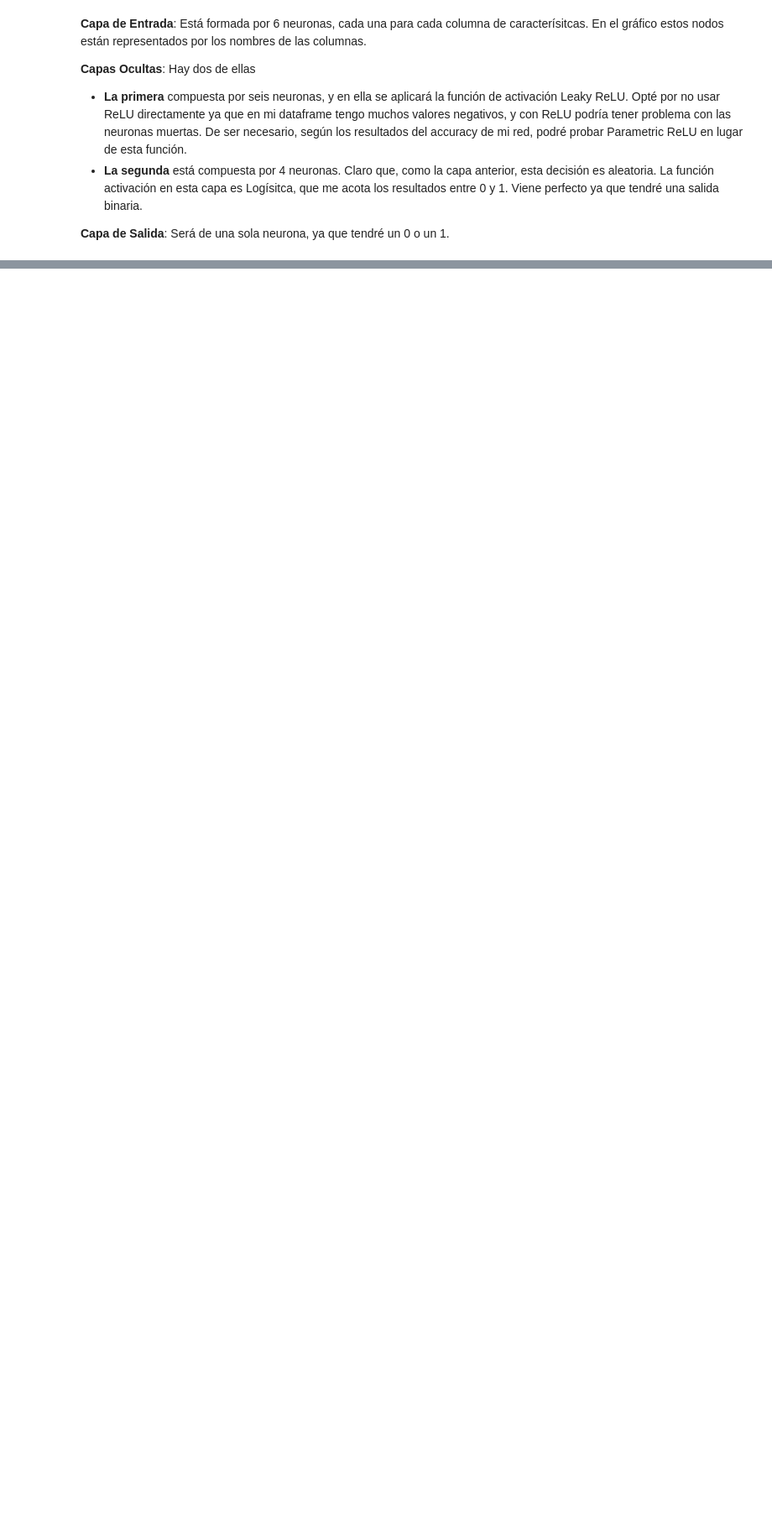
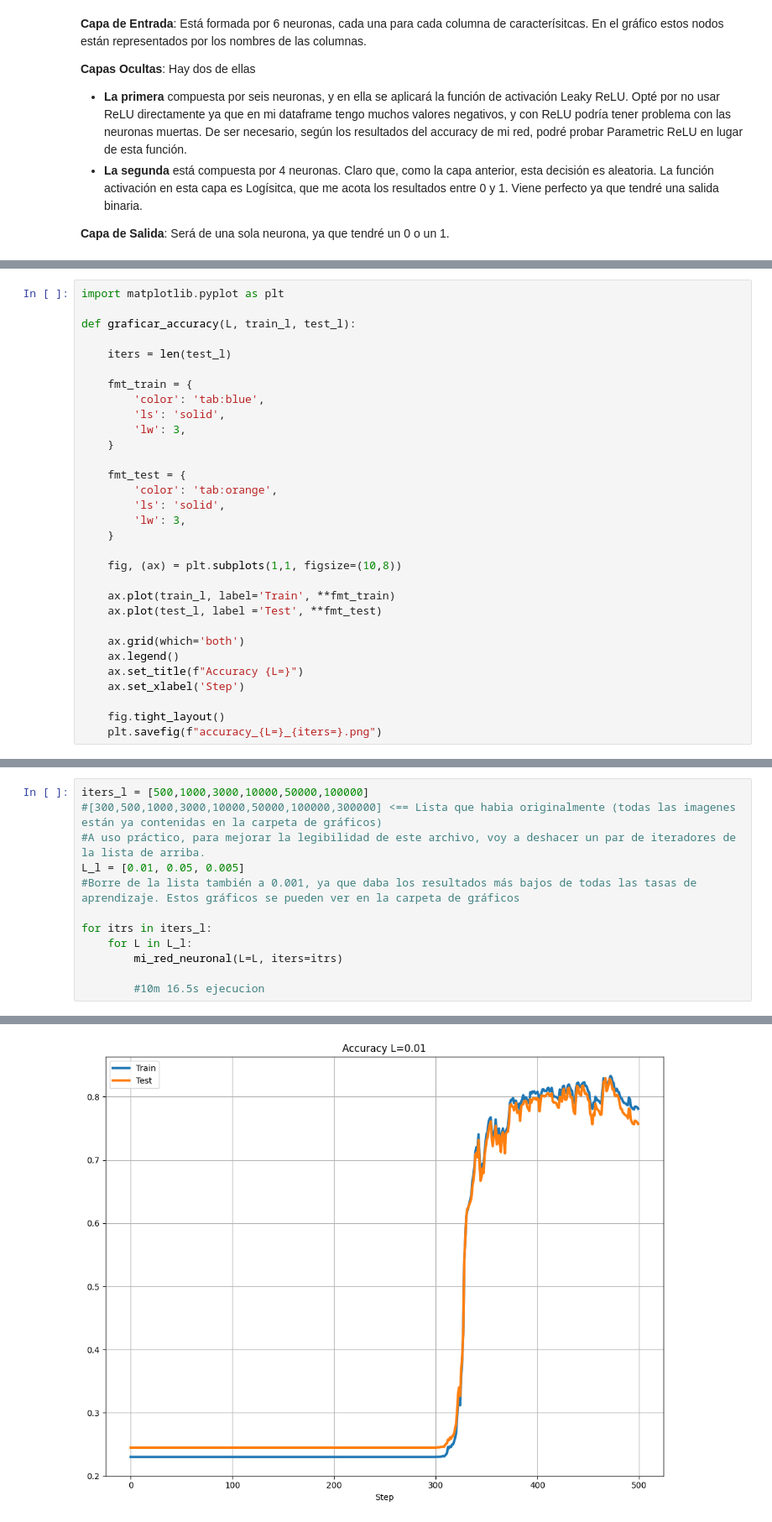
Before and after one commit to Ninsumb/Analisis-Rendimiento-de-Estudiantes, a Jupyter notebook: Parte2_Red_Neuronal.ipynb, the cells around one changed output, grey strips where cells are left out. Shown at 84% size. Cells and saved outputs as stored; diff of their text form; blank space fills up the shorter version.

```diff
--- a/Parte2_Red_Neuronal.ipynb
+++ b/Parte2_Red_Neuronal.ipynb
@@ -47,0 +153,31 @@ w_hidden1 = np.random.rand()
+# %%
+import matplotlib.pyplot as plt
+
+def graficar_accuracy(L, train_l, test_l):
+
+    iters = len(test_l)
+
+    fmt_train = {
+        'color': 'tab:blue',
+        'ls': 'solid',
+        'lw': 3,
+    }
+
+    fmt_test = {
+        'color': 'tab:orange',
+        'ls': 'solid',
+        'lw': 3,
+    }
+
+    fig, (ax) = plt.subplots(1,1, figsize=(10,8))
+
+    ax.plot(train_l, label='Train', **fmt_train)
+    ax.plot(test_l, label ='Test', **fmt_test)
+
+    ax.grid(which='both')
+    ax.legend()
+    ax.set_title(f"Accuracy {L=}")
+    ax.set_xlabel('Step')
+
+    fig.tight_layout()
+    plt.savefig(f"accuracy_{L=}_{iters=}.png")
@@ -47,0 +294,13 @@ w_hidden1 = np.random.rand()
+# %%
+iters_l = [500,1000,3000,10000,50000,100000]
+#[300,500,1000,3000,10000,50000,100000,300000] <== Lista que habia originalmente (todas las imagenes están ya contenidas en la carpeta de gráficos)
+#A uso práctico, para mejorar la legibilidad de este archivo, voy a deshacer un par de iteradores de la lista de arriba.
+L_l = [0.01, 0.05, 0.005]
+#Borre de la lista también a 0.001, ya que daba los resultados más bajos de todas las tasas de aprendizaje. Estos gráficos se pueden ver en la carpeta de gráficos
+
+for itrs in iters_l:
+    for L in L_l:
+        mi_red_neuronal(L=L, iters=itrs)
+
+        #10m 16.5s ejecucion
+# %% [output]
@@ -47,0 +324 @@ w_hidden1 = np.random.rand()
+[figure, added]
```
Also changed, not shown: parts of 16 cells of this notebook, 1 other file.
